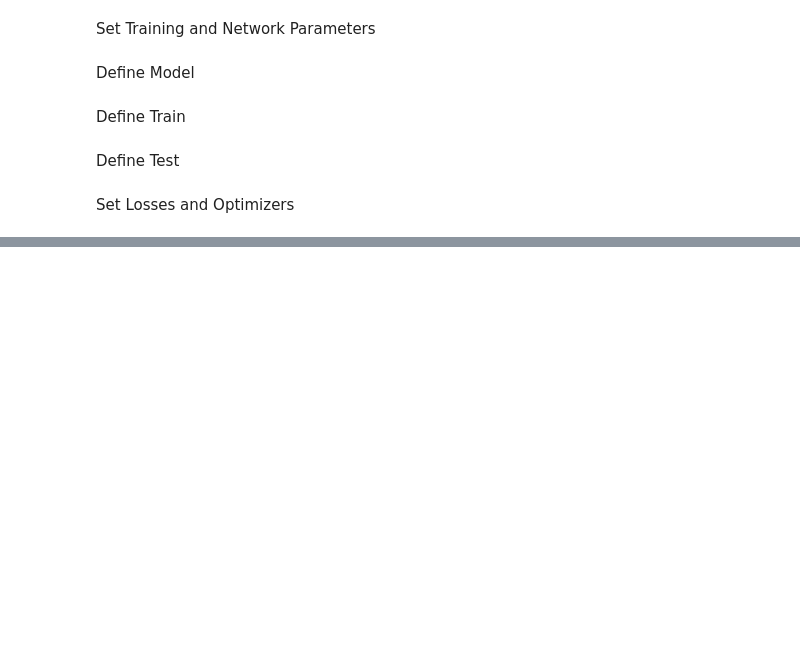
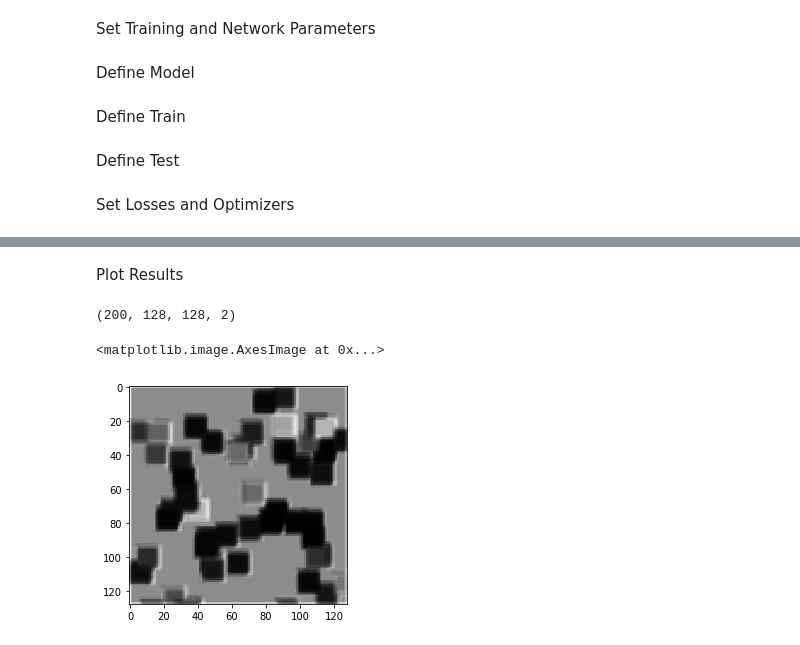
Before and after one commit to michaelmendoza/learning-tensorflow, a Jupyter notebook: notebooks/Segmentation.ipynb, the cells around one changed output, grey strips where cells are left out. Drawn from its saved outputs; the diff is of its cells as text; code cells hidden in the pictures; blank space fills up the shorter version.

```diff
--- a/notebooks/Segmentation.ipynb
+++ b/notebooks/Segmentation.ipynb
@@ -177,25 +177,14 @@ Define Model
 class Model(tf.keras.Model):
     def __init__(self):
         super(Model, self).__init__()
-        self.c1 = Conv2D(64, (3, 3), padding="same", activation=tf.nn.relu)
-        self.c2 = Conv2D(64, (3, 3), padding="same", activation=tf.nn.relu)
-        self.mp = MaxPooling2D(padding="same", strides=(2, 2), pool_size=(2, 2))
-        self.flatten = Flatten()
-        self.fc1 = Dense(128, activation=tf.nn.relu)
-        self.dropout = Dropout(0.2)
-        self.fc2 = Dense(128, activation=tf.nn.relu)
-        self.fcout = Dense(NUM_OUTPUTS, activation=tf.nn.softmax)
+        self.c1 = Conv2D(32, (3, 3), padding="same", activation=tf.nn.relu)
+        self.c2 = Conv2D(32, (3, 3), padding="same", activation=tf.nn.relu)
+        self.fout = Conv2D(NUM_OUTPUTS, (1, 1), padding="same", activation=tf.nn.softmax)
 
     def call(self, x):
         x = self.c1(x)
         x = self.c2(x)
-        x = self.mp(x)
-        x = self.flatten(x)
-        x = self.fc1(x)
-        x = self.dropout(x)
-        x = self.fc2(x)
-        x = self.dropout(x)
-        return self.fcout(x)
+        return self.fout(x)
 # %% [markdown]
 Define Train
 # %%
@@ -224,0 +216,18 @@ test_accuracy = tf.keras.metrics.CategoricalAccuracy(name='test_accuracy')
+# %%
+out = []
+epochs = range(num_epochs)
+for epoch in epochs:
+    x_train, y_train = data.next_batch(batch_size)
+    train(model, x_train, y_train)
+
+    test(model, data.x_test, data.y_test)
+
+    out.append([epoch, test_accuracy.result()])
+
+    if(epoch % display_step == 0):
+        print('Epoch %2d: training loss=%2.5f test accuracy=%2.5f' %
+            (epoch, train_loss.result(), test_accuracy.result()))
+
+    # Reset the metrics for the next epoch
+    train_loss.reset_states()
+    test_accuracy.reset_states()
@@ -224,0 +245,10 @@ test_accuracy = tf.keras.metrics.CategoricalAccuracy(name='test_accuracy')
+# %% [markdown]
+Plot Results
+# %%
+predictions = model(data.x_test)
+print(predictions.shape)
+plt.imshow(predictions[0,:,:,1], cmap='gray')
+# %% [output]
+(200, 128, 128, 2)
+<matplotlib.image.AxesImage at 0x...>
+[figure, added]
```
Also changed, not shown: parts of 6 cells of this notebook.
